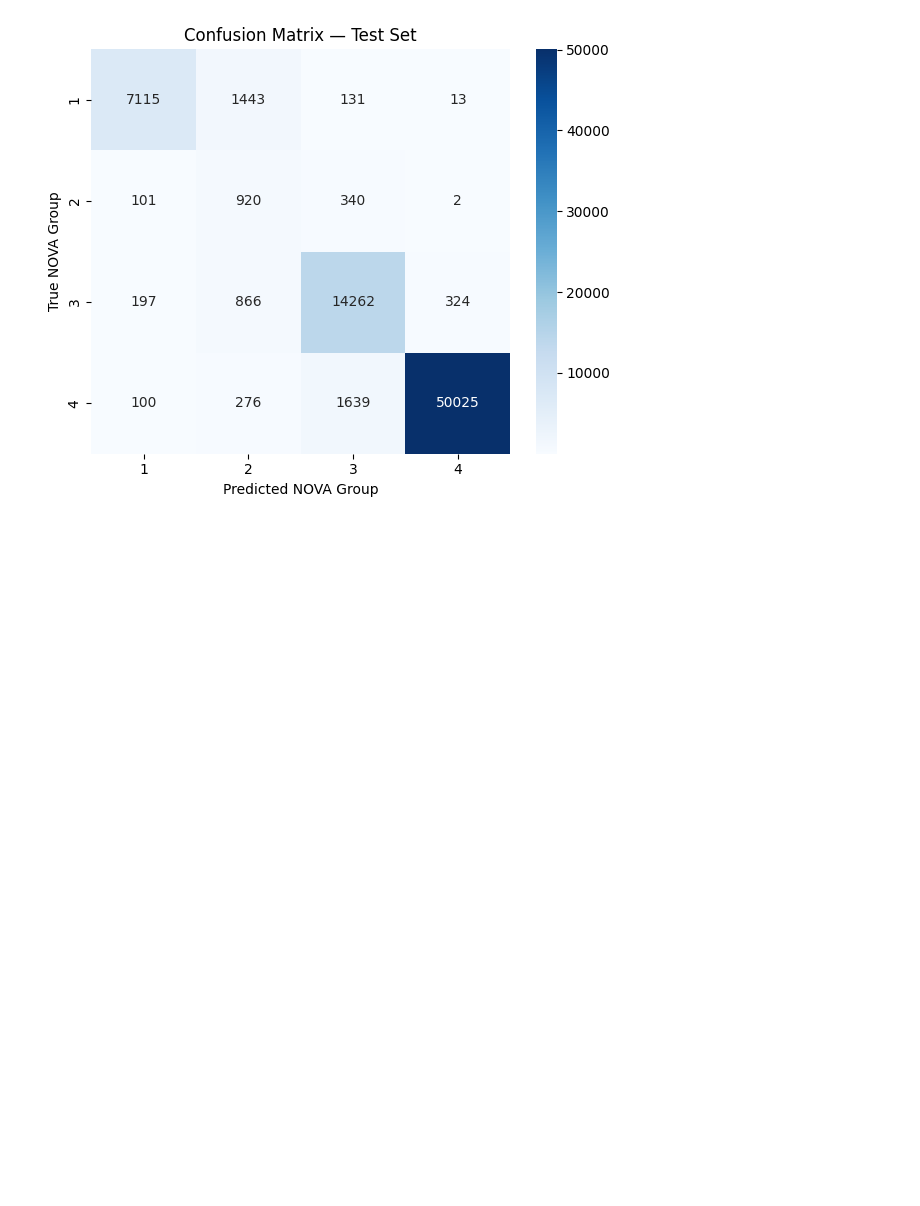
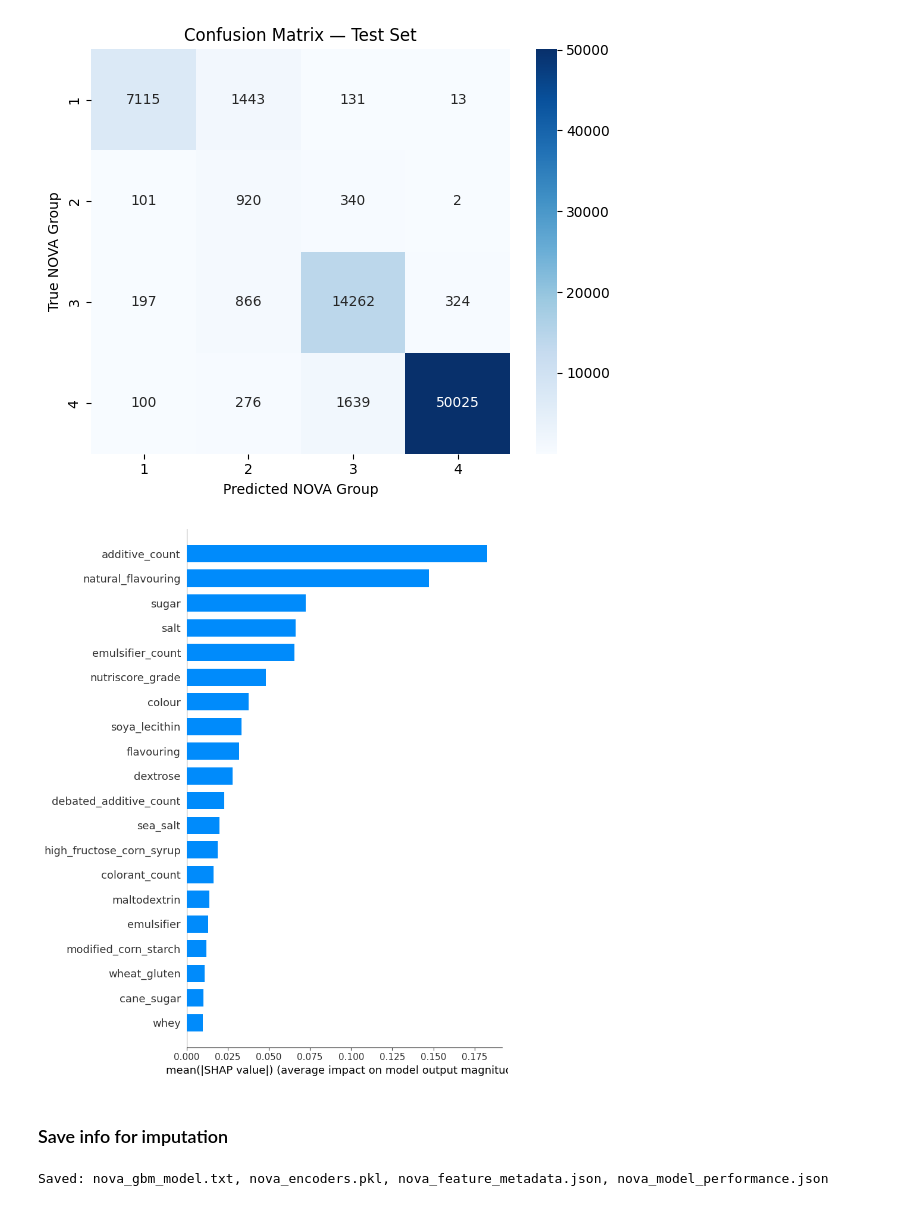
Before and after one commit to SofieBT2/DataScience2026, a Jupyter notebook: src/Modelling.ipynb, the cells around one changed output. Cells and saved outputs as stored; diff of their text form; code cells hidden in the pictures; blank space fills up the shorter version.

Commit message:
Modelling done ready for imputation

```diff
--- a/src/Modelling.ipynb
+++ b/src/Modelling.ipynb
@@ -61,13 +61,10 @@ NATURAL_E = {
     100,   # Curcumin (turmeric)
     101,   # Riboflavin (Vitamin B2)
     140,   # Chlorophylls (plant)
-    160,   # Carotenes (carrots/plants) — covers 160a
     162,   # Beetroot red
     163,   # Anthocyanins (fruits/berries)
     170,   # Calcium carbonate (chalk/mineral)
     172,   # Iron oxides (mineral)
-    160,   # Carotenes
-    161,   # Lutein (161b — egg yolks/vegetables)
     120,   # Cochineal — natural but insect-derived (kept natural, flag vegan separately)
 
     # Preservatives — naturally occurring
@@ -168,7 +165,6 @@ SYNTHETIC_E = {
     132,   # Indigo carmine
     133,   # Brilliant Blue FCF
     142,   # Green S
-    150,   # Caramel types b/c/d (chemically treated — 150b, 150c, 150d)
     151,   # Black PN
     154,   # Brown FK
     155,   # Brown HT
@@ -268,17 +264,16 @@ SYNTHETIC_E = {
 AMBIGUOUS_E = {
     # Colours — chemically processed or debated origin
     141,   # Copper complexes of chlorophylls (stabilised, chemically modified)
-    150,   # Plain caramel E150a (heated sugar — borderline)
     153,   # Carbon black (vegetable carbon but highly processed)
-    160,   # E160e Beta-apo-8'-carotenal (can be synthetic)
-    161,   # E161g Canthaxanthin (can be synthetic)
+    160,   # Carotenes (carrots/plants) — covers 160a byt can be synthetic
+    161,   # Lutein (161b — egg yolks/vegetables) but can be synthetic
+    150,   # Caramel types b/c/d (chemically treated — 150b, 150c, 150d)
 
     # Preservatives — naturally occurring but synthetically produced at scale
     201,   # Sodium sorbate
     202,   # Potassium sorbate (debated — very widely used)
     203,   # Calcium sorbate
     220,   # Sulphur dioxide (naturally occurring but industrial use)
-    234,   # Pimaricin (E235 — natural antifungal, but used as drug-like agent)
     235,   # Pimaricin / Natamycin
     249,   # Potassium nitrite (naturally occurring, ongoing health debate)
     250,   # Sodium nitrite (cured meat — health debate)
@@ -421,6 +416,8 @@ def engineer_additive_features(tags):
         'synthetic_additive_count': len(synthetic),
         'debated_additive_count':   len(debated),
         'has_synthetic':            int(len(synthetic) > 0),
+        'has_natural':              int(len(natural) > 0),
+        'has_synthetic_only':       int(len(natural) == 0 and len(synthetic) > 0),
         'has_natural_only':         int(len(synthetic) == 0 and len(natural) > 0),
         'emulsifier_count':         sum(e in range(400, 500) for e in e_nums),
         'preservative_count':       sum(e in range(200, 300) for e in e_nums),
@@ -869,3 +869,56 @@ plot_confusion_matrix(y_test, y_pred_test_classes, classes, 'Confusion Matrix
 # %% [output]
 [figure]
 [figure]
+# %%
+# investigate shap for only nova 4
+nova4_mask = (y_test == 3)  # mask for true NOVA group 4
+shap_values_nova4 = explainer(X_test_dense[nova4_mask])
+
+shap.summary_plot(shap_values_nova4, X_test_dense[nova4_mask], feature_names=feature_names, plot_type="bar", max_display=20, title="SHAP Values for True NOVA Group 4")
+# %% [output]
+[figure, added]
+# %% [markdown]
+### Save info for imputation
+# %%
+import pickle
+import json
+import lightgbm as lgb
+
+# if folder doesn't exist, create it
+os.makedirs("outputs/", exist_ok=True)
+
+# save df train to csv in data folder
+
+# ── 1. Save LightGBM model ────────────────────────────────────────────────────
+gbm.save_model('outputs/nova_gbm_model.txt')
+
+# ── 2. Save sklearn encoders (grade encoder + tfidf vectorizer) ───────────────
+with open('outputs/nova_encoders.pkl', 'wb') as f:
+    pickle.dump({
+        'grade_encoder': grade_encoder,
+        'vectorizer':    vectorizer,
+    }, f)
+
+# ── 3. Save feature metadata ──────────────────────────────────────────────────
+with open('outputs/nova_feature_metadata.json', 'w') as f:
+    json.dump({
+        'feature_names':    feature_names,
+        'additive_cols':    additive_cols,
+        'e_flag_cols':      e_flag_cols,
+        'tfidf_names':      tfidf_names,
+        'frequent_e_nums':  frequent_e_nums,
+        'min_count':        MIN_COUNT,
+    }, f)
+
+# ── 4. Save performance summary ───────────────────────────────────────────────
+with open('outputs/nova_model_performance.json', 'w') as f:
+    json.dump({
+        'val_accuracy':  float(gbm_acc_val),
+        'val_qwk':       float(gbm_qwk_val),
+        'test_accuracy': float(gbm_acc_test),
+        'test_qwk':      float(gbm_qwk_test),
+    }, f, indent=2)
+
+print("Saved: nova_gbm_model.txt, nova_encoders.pkl, nova_feature_metadata.json, nova_model_performance.json")
+# %% [output]
+Saved: nova_gbm_model.txt, nova_encoders.pkl, nova_feature_metadata.json, nova_model_performance.json
```
Also changed, not shown: parts of 4 cells of this notebook, 5 other files.
